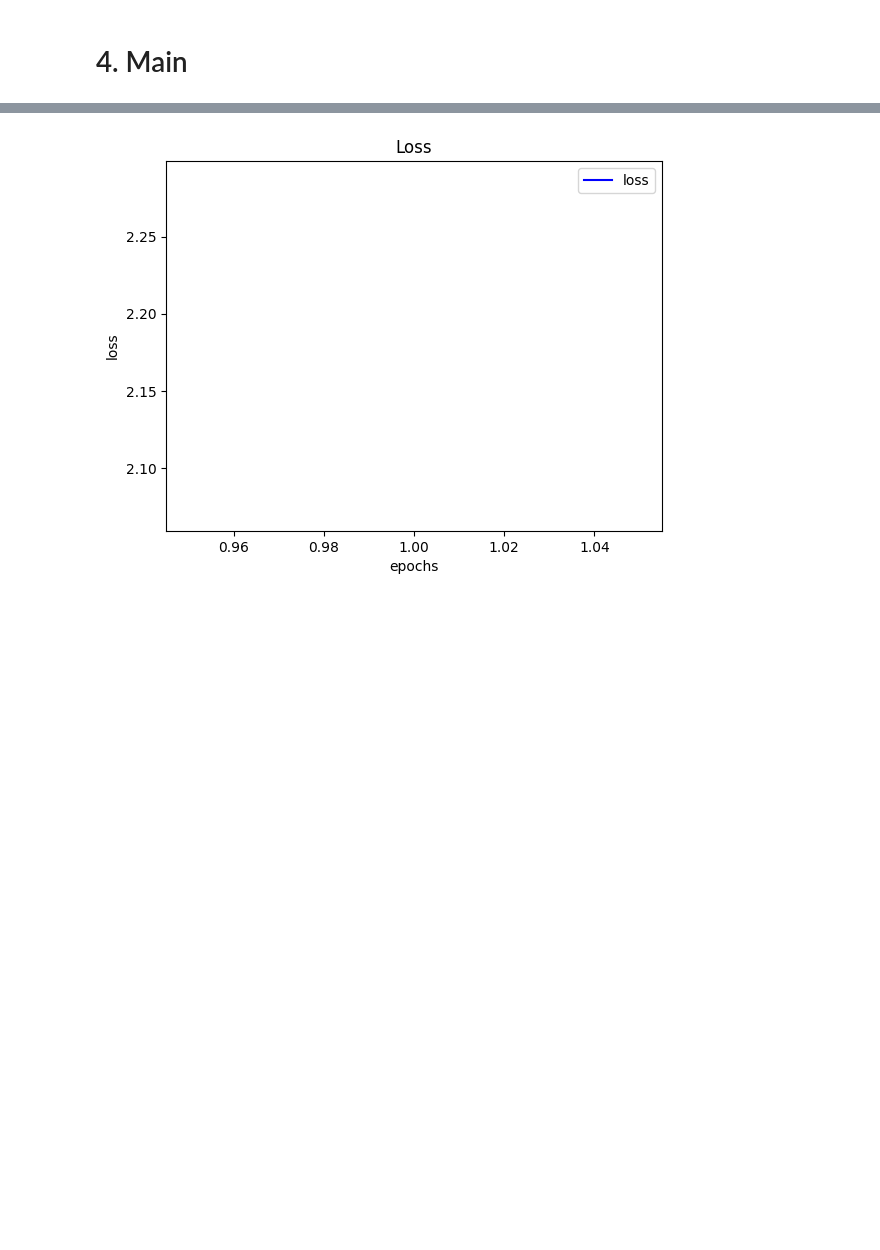
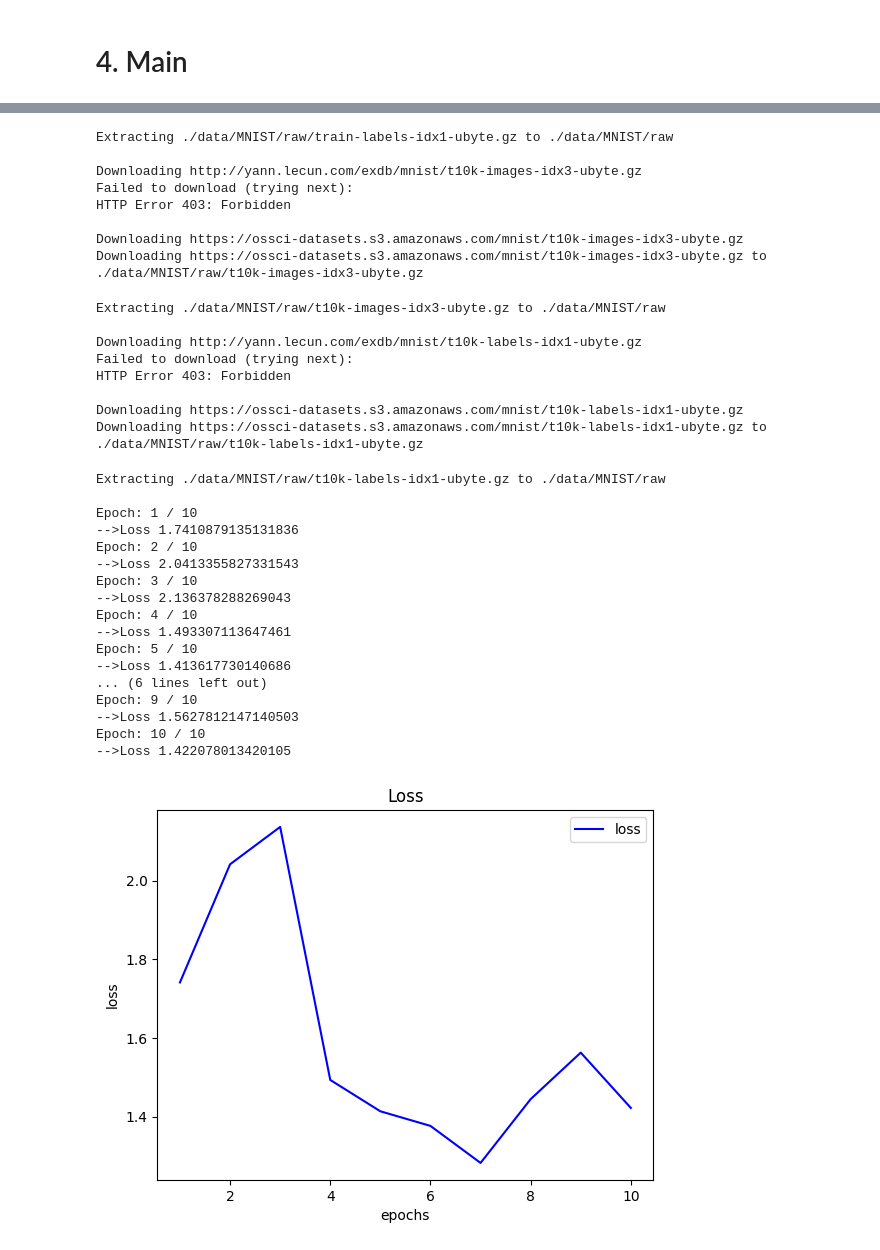
Before and after one commit to SergeiDBykov/self_supervised_halos, a Jupyter notebook: simCLR_MNIST/1_train_supcon_orig_notebook.ipynb, the cells around one changed output, grey strips where cells are left out. Saved outputs shown, nothing was run; the diff lists cells and outputs as text; code cells hidden in the pictures; blank space fills up the shorter version.

```diff
--- a/simCLR_MNIST/1_train_supcon_orig_notebook.ipynb
+++ b/simCLR_MNIST/1_train_supcon_orig_notebook.ipynb
@@ -218,5 +218,5 @@ def main(num_epochs = 5):
     return model, contrastive_loss
 # %%
 %matplotlib inline
-model, contrastive_loss = main(1)
+model, contrastive_loss = main(10)
 # %% [output]
@@ -225 +237,34 @@ Epoch: 1 / 1
+Extracting ./data/MNIST/raw/train-labels-idx1-ubyte.gz to ./data/MNIST/raw
+
+Downloading http://yann.lecun.com/exdb/mnist/t10k-images-idx3-ubyte.gz
+Failed to download (trying next):
+HTTP Error 403: Forbidden
+
+Downloading https://ossci-datasets.s3.amazonaws.com/mnist/t10k-images-idx3-ubyte.gz
+Downloading https://ossci-datasets.s3.amazonaws.com/mnist/t10k-images-idx3-ubyte.gz to ./data/MNIST/raw/t10k-images-idx3-ubyte.gz
+Extracting ./data/MNIST/raw/t10k-images-idx3-ubyte.gz to ./data/MNIST/raw
+
+Downloading http://yann.lecun.com/exdb/mnist/t10k-labels-idx1-ubyte.gz
+Failed to download (trying next):
+HTTP Error 403: Forbidden
+
+Downloading https://ossci-datasets.s3.amazonaws.com/mnist/t10k-labels-idx1-ubyte.gz
+Downloading https://ossci-datasets.s3.amazonaws.com/mnist/t10k-labels-idx1-ubyte.gz to ./data/MNIST/raw/t10k-labels-idx1-ubyte.gz
+Extracting ./data/MNIST/raw/t10k-labels-idx1-ubyte.gz to ./data/MNIST/raw
+
+Epoch: 1 / 10
+-->Loss 1.7410879135131836
+Epoch: 2 / 10
+-->Loss 2.0413355827331543
+Epoch: 3 / 10
+-->Loss 2.136378288269043
+Epoch: 4 / 10
+-->Loss 1.493307113647461
+Epoch: 5 / 10
+-->Loss 1.413617730140686
+... (6 lines left out)
+Epoch: 9 / 10
+-->Loss 1.5627812147140503
+Epoch: 10 / 10
+-->Loss 1.422078013420105
-[figure, old version]
+[figure, new version]
```
Also changed, not shown: parts of 13 cells of this notebook, 2 other files.
